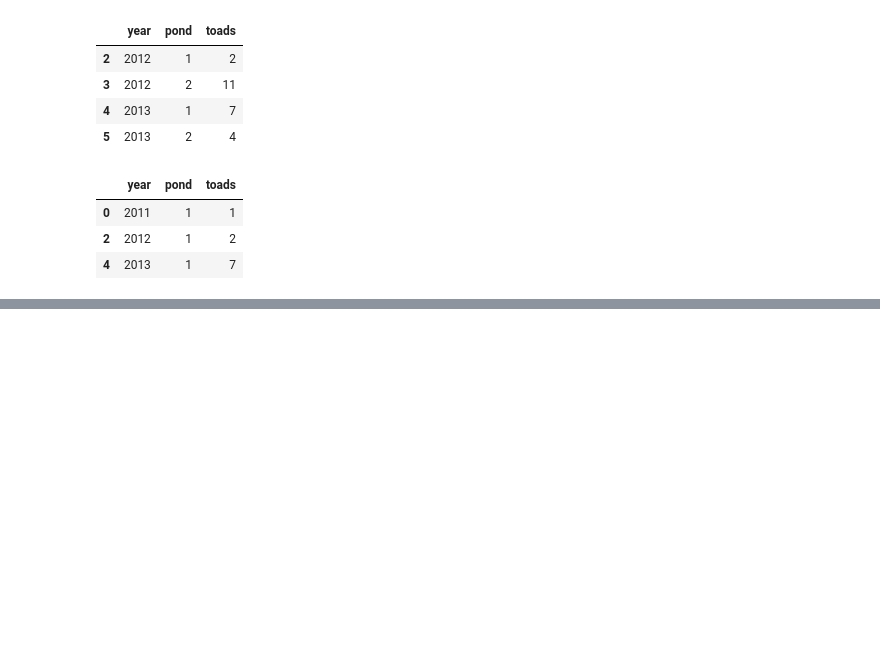
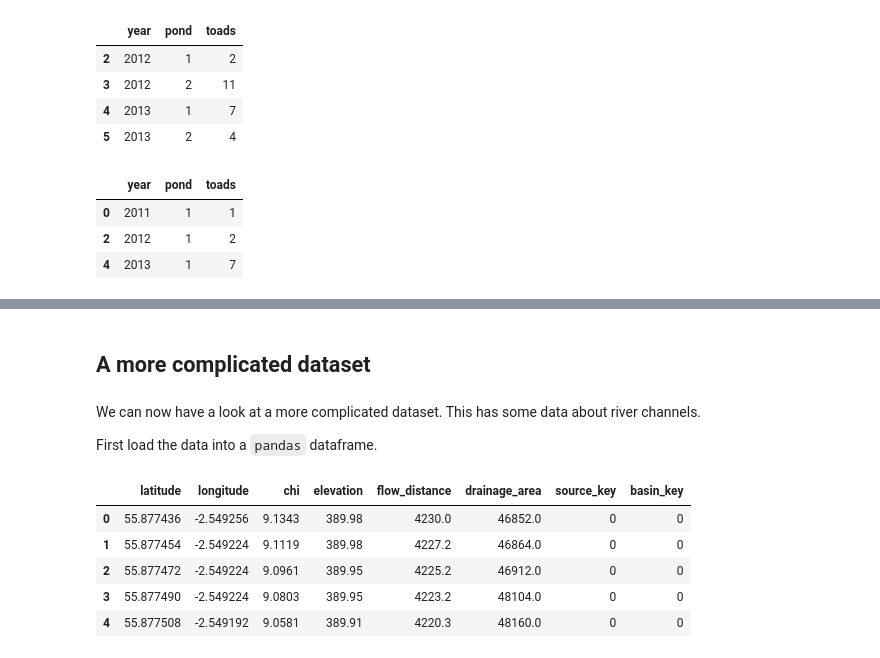
Before and after one commit to simon-m-mudd/smm_teaching_notebooks, a Jupyter notebook: basic_python/basic_python_lesson_03_pandas.ipynb, the cells around one changed output, grey strips where cells are left out. Cells and saved outputs as stored; diff of their text form; code cells hidden in the pictures; blank space fills up the shorter version.

```diff
--- a/basic_python/basic_python_lesson_03_pandas.ipynb
+++ b/basic_python/basic_python_lesson_03_pandas.ipynb
@@ -150,0 +159,16 @@ df_pond1.head()
+# %% [markdown]
+## A more complicated dataset
+# %% [markdown]
+We can now have a look at a more complicated dataset. This has some data about river channels.
+
+First load the data into a `pandas` dataframe.
+# %%
+df = pd.read_csv("el_study_chi_data_map.csv")
+df.head()
+# %% [output]
+|  | latitude | longitude | chi | elevation | flow_distance | drainage_area | source_key | basin_key |
+| 0 | 55.877436 | -2.549256 | 9.1343 | 389.98 | 4230.0 | 46852.0 | 0 | 0 |
+| 1 | 55.877454 | -2.549224 | 9.1119 | 389.98 | 4227.2 | 46864.0 | 0 | 0 |
+| 2 | 55.877472 | -2.549224 | 9.0961 | 389.95 | 4225.2 | 46912.0 | 0 | 0 |
+| 3 | 55.877490 | -2.549224 | 9.0803 | 389.95 | 4223.2 | 48104.0 | 0 | 0 |
+| 4 | 55.877508 | -2.549192 | 9.0581 | 389.91 | 4220.3 | 48160.0 | 0 | 0 |
```
Also changed, not shown: parts of 9 cells of this notebook.
